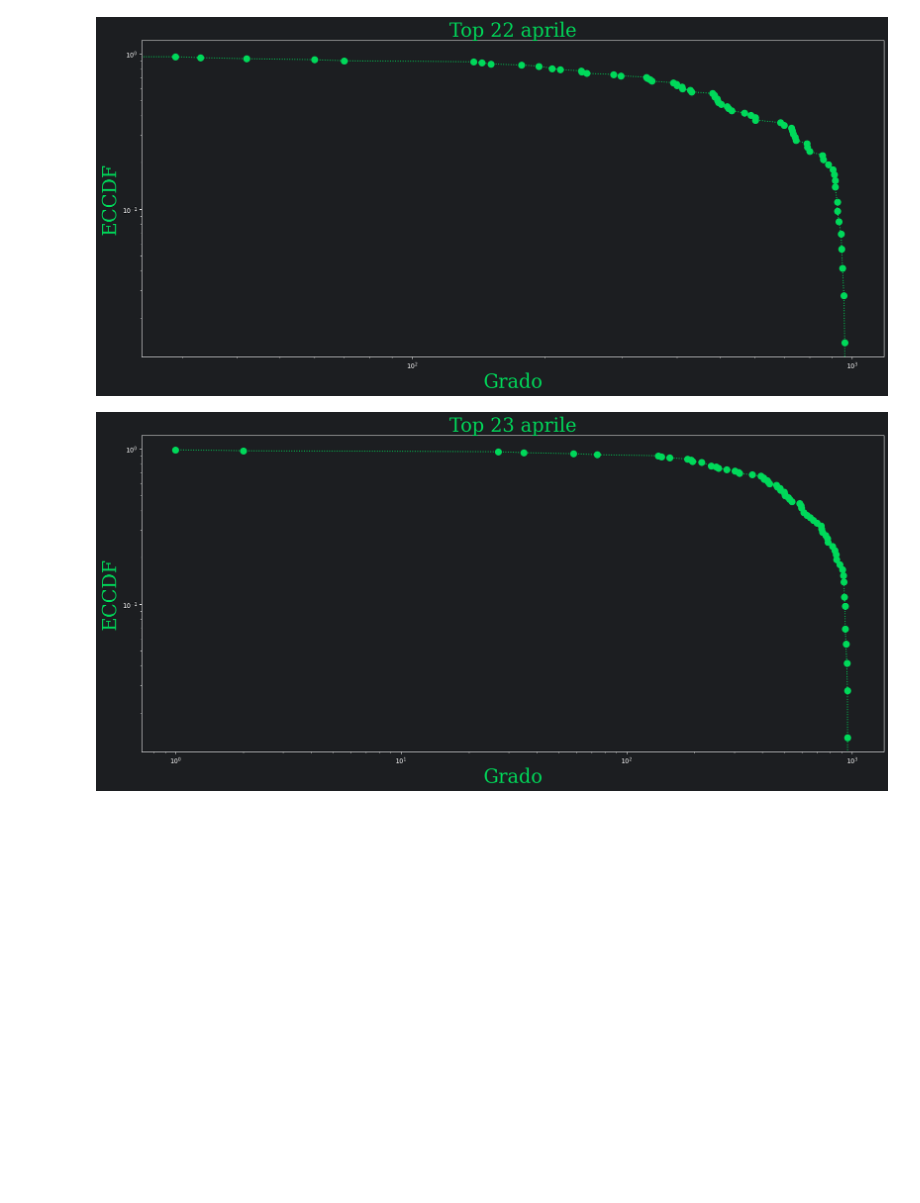
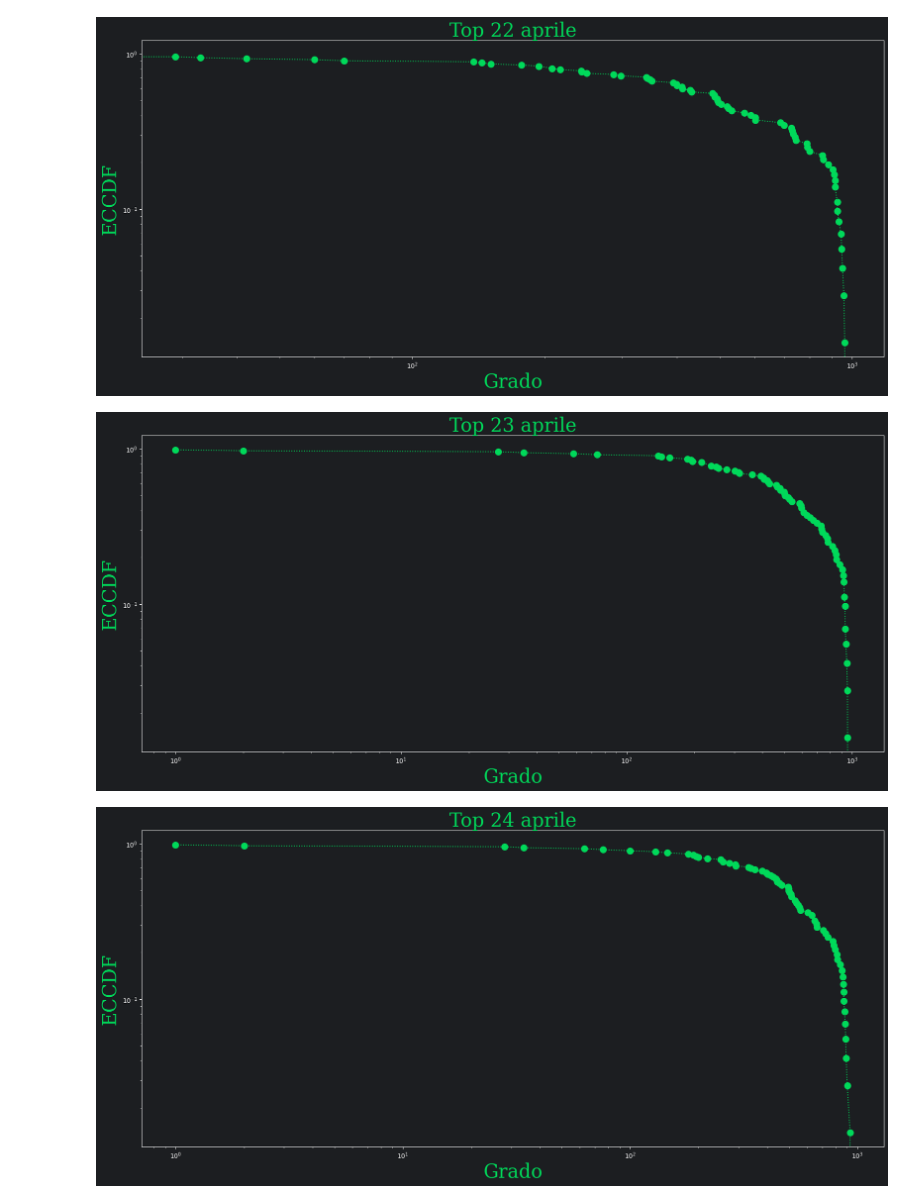
Before and after one commit to MarcoColan01/Social-Media-Mining, a Jupyter notebook: Progetto/Network analisys/ECDFs.ipynb, the cells around one changed output. Drawn from its saved outputs; the diff is of its cells as text; code cells hidden in the pictures; blank space fills up the shorter version.

```diff
--- a/Progetto/Network analisys/ECDFs.ipynb
+++ b/Progetto/Network analisys/ECDFs.ipynb
@@ -11,7 +11,7 @@ import matplotlib as mpl
 # %%
 #for z in range (1,16):
 giorno = 11
-for z in range (1,13):
+for z in range (1,14):
     if z == 9:
           giorno += 1
     with open(f'global{z}.pkl', 'rb') as f:
@@ -47,30 +47,31 @@ for z in range (1,13):
 
     assi.spines['left'].set_color('white')
     assi.spines['right'].set_color('white')         # setting up Y-axis tick color to red
     assi.spines['top'].set_color('white')
     assi.spines['bottom'].set_color('white')
     assi.tick_params(colors='white', which='both')
 
     assi.loglog(x,1-y,color = '#00d95a', linestyle = ':', marker= 'o',ms = 10)
     plt.title(f'Top {giorno+z-1} aprile'.format(fname), fontproperties=prop, size = 30, color='#00d95a')
     #plt.title(f'Viral {giorno+z-1} aprile'.format(fname), fontproperties=prop, size = 30, color='#00d95a')
     assi.set_xlabel('Grado'.format(fname), fontproperties=prop, size = 30, color='#00d95a')
     assi.set_ylabel('ECCDF'.format(fname), fontproperties=prop, size = 30, color='#00d95a')
 
     plt.savefig(f'global_ECDF{z}.png')
     #plt.savefig(f'viral_ECDF{z}.png')
     #giorno += 1
     #plt.show()
 # %% [output]
 [figure]
 [figure]
 [figure]
 [figure]
 [figure]
 [figure]
 [figure]
 [figure]
 [figure]
 [figure]
 [figure]
 [figure]
+[figure, added]
```
Also changed, not shown: 59 other files.
